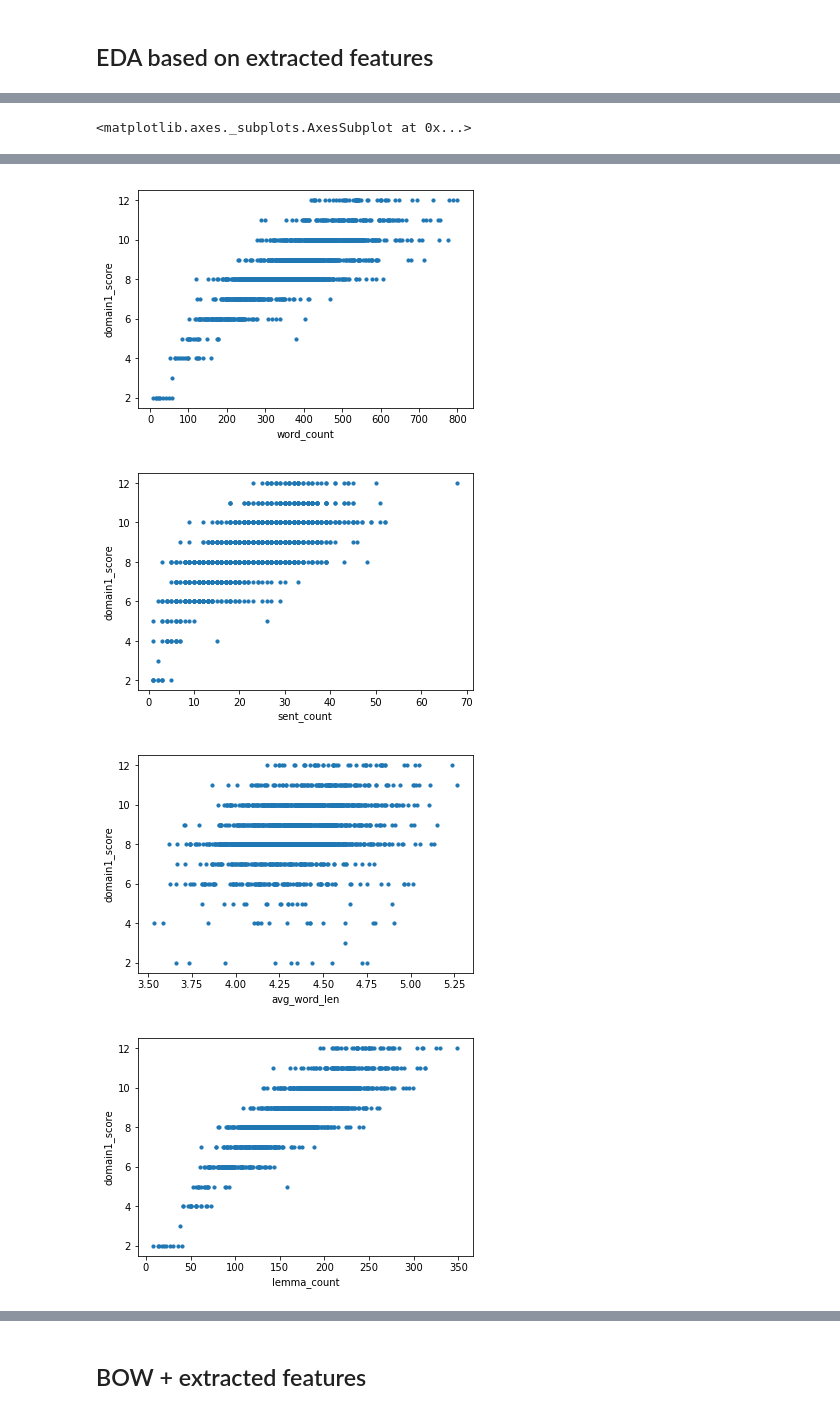
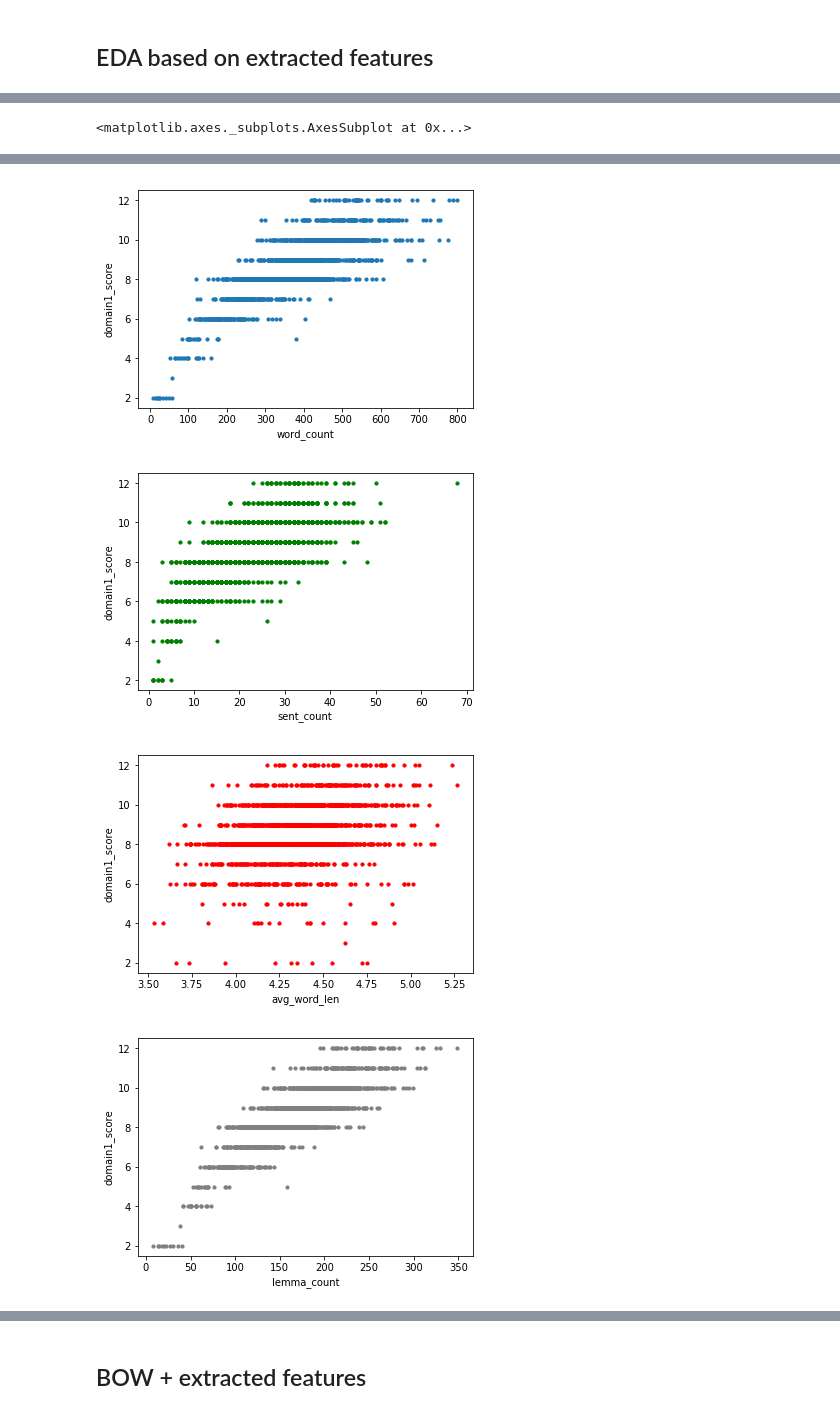
Before and after one commit to eeshagoyal/ScoreEasy, a Jupyter notebook: 3-Tokenisation-and-Regression.ipynb, the cells around one changed output, grey strips where cells are left out. Drawn from its saved outputs; the diff is of its cells as text; code cells hidden in the pictures.

```diff
--- a/3-Tokenisation-and-Regression.ipynb
+++ b/3-Tokenisation-and-Regression.ipynb
@@ -335,29 +365,28 @@ print(features_set1)
 # Exploratory Data Analysis (EDA) on the essay set 1
 
 %matplotlib inline
-features_set1.plot.scatter(x = 'char_count', y = 'domain1_score', s=10)
+features_set1.plot.scatter(x = 'char_count', y = 'domain1_score', s=10,color='orange')
 features_set1.plot.scatter(x = 'word_count', y = 'domain1_score', s=10)
-features_set1.plot.scatter(x = 'sent_count', y = 'domain1_score', s=10)
-features_set1.plot.scatter(x = 'avg_word_len', y = 'domain1_score', s=10)
-features_set1.plot.scatter(x = 'lemma_count', y = 'domain1_score', s=10)
-features_set1.plot.scatter(x = 'spell_err_count', y = 'domain1_score', s=10)
-features_set1.plot.scatter(x = 'noun_count', y = 'domain1_score', s=10)
-features_set1.plot.scatter(x = 'adj_count', y = 'domain1_score', s=10)
-features_set1.plot.scatter(x = 'verb_count', y = 'domain1_score', s=10)
-features_set1.plot.scatter(x = 'adv_count', y = 'domain1_score', s=10)
+features_set1.plot.scatter(x = 'sent_count', y = 'domain1_score', s=10, color='green')
+features_set1.plot.scatter(x = 'avg_word_len', y = 'domain1_score', s=10, color='red',edgecolors='r')
+features_set1.plot.scatter(x = 'lemma_count', y = 'domain1_score', s=10,color='gray')
+features_set1.plot.scatter(x = 'spell_err_count', y = 'domain1_score', s=10, color='yellow')
+features_set1.plot.scatter(x = 'noun_count', y = 'domain1_score', s=10, color='black')
+features_set1.plot.scatter(x = 'adj_count', y = 'domain1_score', s=10,color='pink')
+features_set1.plot.scatter(x = 'verb_count', y = 'domain1_score', s=10,color='purple')
+features_set1.plot.scatter(x = 'adv_count', y = 'domain1_score', s=10,color='cyan')
+
+
 
 # Essay Set 1 Trends:
 
-# By plotting the below scatter plots, we can examine how different features above affect the grade the student receives.
-
-# 1. I observed that there is a strong correlation between character count of an essay and the final essay score.
-#    I observed similar correlations for word count, sentence count and lemma count of an essay.
-#    These features indicate language fluency and dexterity.
+# 1. Strong correlation between character count of an essay and the final essay score.
+#    Similar correlations for word count, sentence count and lemma count of an essay.
+#    These features indicate language fluency .
 # 2. Various parts-of-speech such as nouns, adjectives adverbs and verbs are good proxies to test vocabulary.
-#    This feature can also be taken as a rudimentary proxy for diction.
-#    I observed a strong correlation between noun_count and the final essay score. Sililar trends were observed for verb count,
+#    strong correlation between noun_count and the final essay score. Sililar trends were observed for verb count,
 #    adjective count and adverb count of an essay.
-# 3. I did not observe any significant correlation between average word length of an essay and its score.
-# 4. There is a weaker correlation between the number of spelling errors and the final score of an essay.
+# 3. No significant correlation between average word length of an essay and its score.
+# 4. Weak correlation between the number of spelling errors and the final score of an essay.
 # %% [output]
 <matplotlib.axes._subplots.AxesSubplot at 0x...>
@@ -365,4 +394,4 @@ features_set1.plot.scatter(x = 'adv_count', y = 'domain1_score', s=10)
 [figure]
-[figure, old version]
+[figure, new version]
-[figure, old version]
+[figure, new version]
-[figure, old version]
+[figure, new version]
```
Also changed, not shown: parts of 21 cells of this notebook.
